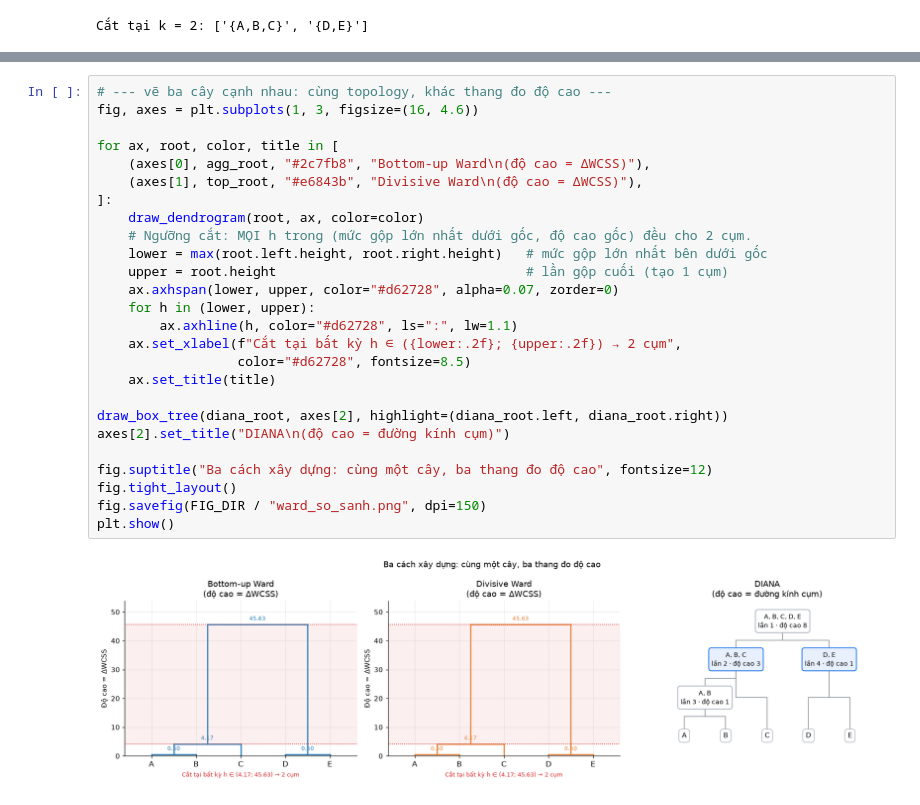
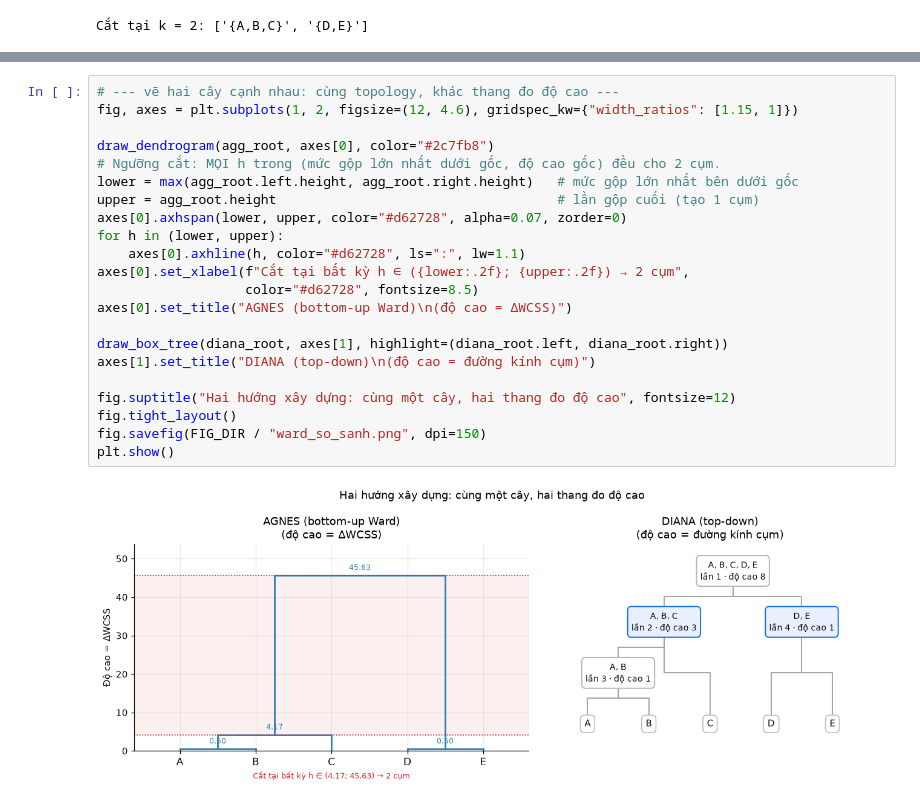
Before and after one commit to tuando05/demoDM, a Jupyter notebook: ward_clustering_1d.ipynb, the cells around one changed output, grey strips where cells are left out. Drawn from its saved outputs; the diff is of its cells as text.

Commit message:
remove divisive Ward, keep AGNES + DIANA

```diff
--- a/ward_clustering_1d.ipynb
+++ b/ward_clustering_1d.ipynb
@@ -775,30 +660,26 @@ divisive Ward : hợp lệ (độ cao không giảm từ lá lên gốc)
 DIANA         : hợp lệ (độ cao không giảm từ lá lên gốc)
 # %%
-# --- vẽ ba cây cạnh nhau: cùng topology, khác thang đo độ cao ---
-fig, axes = plt.subplots(1, 3, figsize=(16, 4.6))
+# --- vẽ hai cây cạnh nhau: cùng topology, khác thang đo độ cao ---
+fig, axes = plt.subplots(1, 2, figsize=(12, 4.6), gridspec_kw={"width_ratios": [1.15, 1]})
 
-for ax, root, color, title in [
-    (axes[0], agg_root, "#2c7fb8", "Bottom-up Ward\n(độ cao = ΔWCSS)"),
-    (axes[1], top_root, "#e6843b", "Divisive Ward\n(độ cao = ΔWCSS)"),
-]:
-    draw_dendrogram(root, ax, color=color)
-    # Ngưỡng cắt: MỌI h trong (mức gộp lớn nhất dưới gốc, độ cao gốc) đều cho 2 cụm.
-    lower = max(root.left.height, root.right.height)   # mức gộp lớn nhất bên dưới gốc
-    upper = root.height                                # lần gộp cuối (tạo 1 cụm)
-    ax.axhspan(lower, upper, color="#d62728", alpha=0.07, zorder=0)
-    for h in (lower, upper):
-        ax.axhline(h, color="#d62728", ls=":", lw=1.1)
-    ax.set_xlabel(f"Cắt tại bất kỳ h ∈ ({lower:.2f}; {upper:.2f}) → 2 cụm",
-                  color="#d62728", fontsize=8.5)
-    ax.set_title(title)
+draw_dendrogram(agg_root, axes[0], color="#2c7fb8")
+# Ngưỡng cắt: MỌI h trong (mức gộp lớn nhất dưới gốc, độ cao gốc) đều cho 2 cụm.
+lower = max(agg_root.left.height, agg_root.right.height)   # mức gộp lớn nhất bên dưới gốc
+upper = agg_root.height                                    # lần gộp cuối (tạo 1 cụm)
+axes[0].axhspan(lower, upper, color="#d62728", alpha=0.07, zorder=0)
+for h in (lower, upper):
+    axes[0].axhline(h, color="#d62728", ls=":", lw=1.1)
+axes[0].set_xlabel(f"Cắt tại bất kỳ h ∈ ({lower:.2f}; {upper:.2f}) → 2 cụm",
+                   color="#d62728", fontsize=8.5)
+axes[0].set_title("AGNES (bottom-up Ward)\n(độ cao = ΔWCSS)")
 
-draw_box_tree(diana_root, axes[2], highlight=(diana_root.left, diana_root.right))
-axes[2].set_title("DIANA\n(độ cao = đường kính cụm)")
+draw_box_tree(diana_root, axes[1], highlight=(diana_root.left, diana_root.right))
+axes[1].set_title("DIANA (top-down)\n(độ cao = đường kính cụm)")
 
-fig.suptitle("Ba cách xây dựng: cùng một cây, ba thang đo độ cao", fontsize=12)
+fig.suptitle("Hai hướng xây dựng: cùng một cây, hai thang đo độ cao", fontsize=12)
 fig.tight_layout()
 fig.savefig(FIG_DIR / "ward_so_sanh.png", dpi=150)
 plt.show()
 # %% [output]
-[figure, old version]
+[figure, new version]
 # %% [markdown]
```
Also changed, not shown: parts of 11 cells of this notebook, 4 other files.
